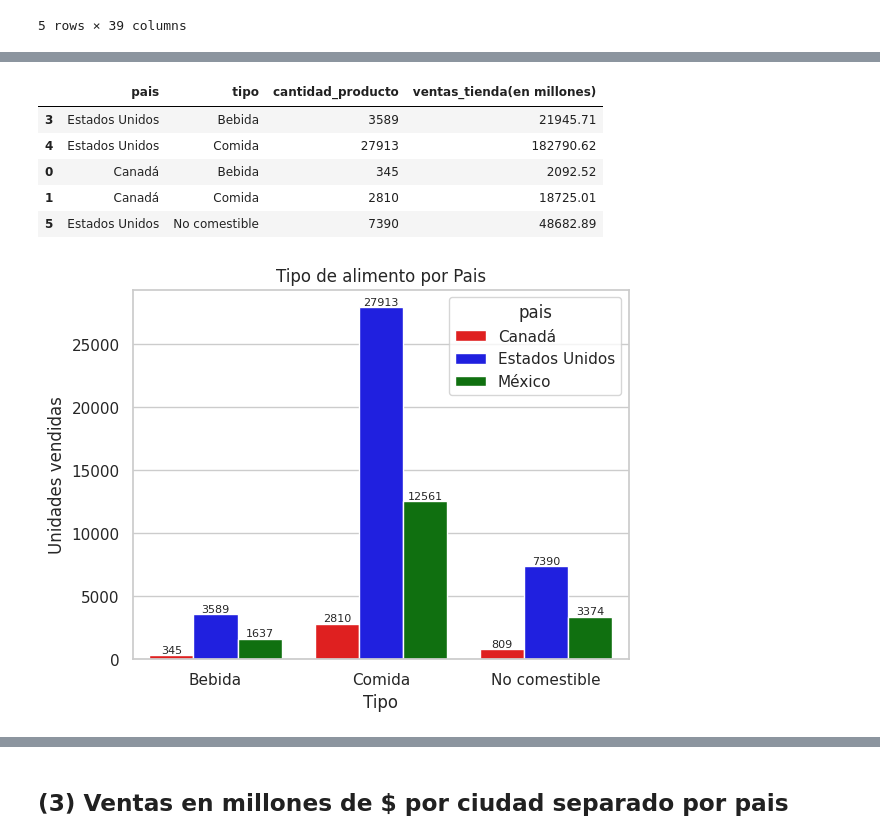
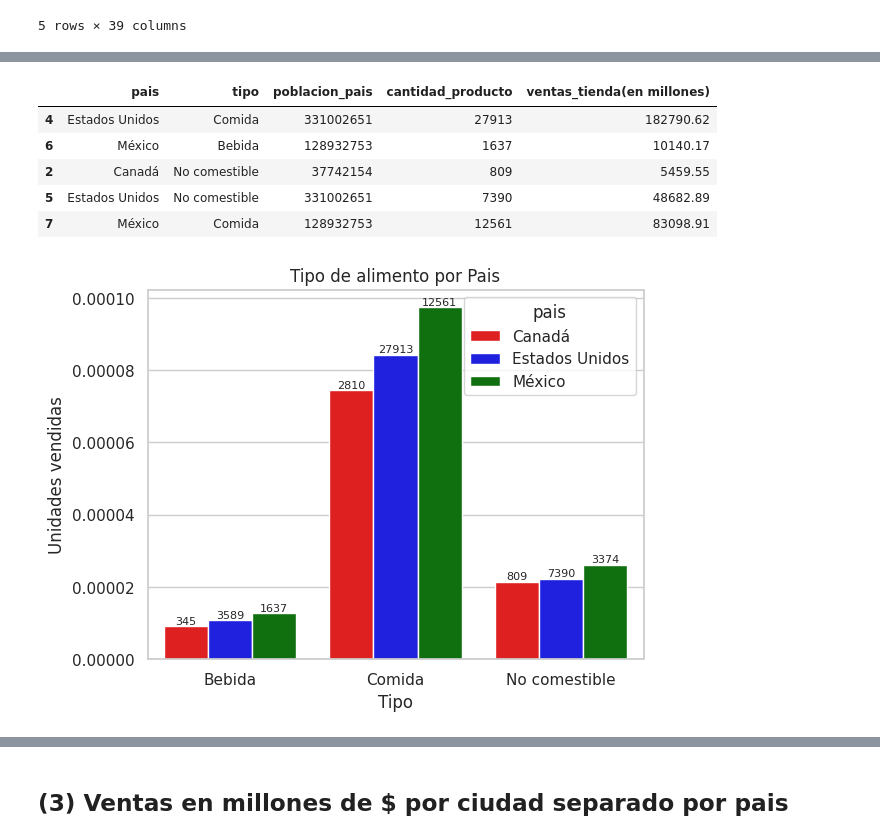
Before and after one commit to Bigote93/EscenciaDelCliente, a Jupyter notebook: EscenciaDelCliente.ipynb, the cells around one changed output, grey strips where cells are left out. Drawn from its saved outputs; the diff is of its cells as text; code cells hidden in the pictures.

```diff
--- a/EscenciaDelCliente.ipynb
+++ b/EscenciaDelCliente.ipynb
@@ -550,9 +684,10 @@ df_trabajar.sample(5)
 # %%
-df_ocup_pais = df_trabajar[['ocupacion', 'pais']]
+df_ocup_pais = df_clientes[['ocupacion', 'pais','poblacion_pais']]
 
 #Creamos agrupacion por ocupacion y pais
-df_ocup_pais_g = df_ocup_pais.groupby(['ocupacion','pais']).size().reset_index()
-df_ocup_pais_g.columns = ['ocupacion','pais','total']
+df_ocup_pais_g = df_ocup_pais.groupby(['ocupacion','pais','poblacion_pais']).size().reset_index()
+df_ocup_pais_g.columns = ['ocupacion','pais','poblacion_pais','total']
+df_ocup_pais_g['densidad_pais'] = df_ocup_pais_g['total'] / df_ocup_pais_g['poblacion_pais']
 
 #Asignacion de tamaño
 plt.figure(figsize=(10,8))
@@ -563,7 +698,7 @@ palette = {'Canadá': 'red', 'Estados Unidos': 'blue', 'México': 'green'}
 #GRafico de histograma por data
 sns.barplot(
     x="ocupacion",
-    y="total",
+    y="densidad_pais",
     hue="pais",
     data=df_ocup_pais_g,
     saturation = 0.75,
@@ -586,10 +742,14 @@ plt.show()
 # %%
 #Grafico de ventas_productos, por departamento y pais
 
-df_rel2 = df_trabajar[['pais','tipo','ventas_tienda(en millones)','ventas_unitarias(en millones)']]
+df_rel2 = pd.concat([
+    df_tienda[['pais','ventas_tienda(en millones)','ventas_unitarias(en millones)']],
+    df_venta[['tipo','poblacion_pais']]
+    ], axis = 1
+    )
 
 #Agrupapos por pais y tipo
-rel2_group = df_rel2.groupby(['pais','tipo'])
+rel2_group = df_rel2.groupby(['pais','tipo','poblacion_pais'])
 
 #Conteo por tipo
 rel2_tipo_count = rel2_group.size()
@@ -608,42 +768,42 @@ df_paisTipoVenta = pd.DataFrame(
 df_paisTipoVenta = df_paisTipoVenta.reset_index()
 df_paisTipoVenta.sample(5)
 # %% [output]
-|  | pais | tipo | cantidad_producto | ventas_tienda(en millones) |
-| 3 | Estados Unidos | Bebida | 3589 | 21945.71 |
-| 4 | Estados Unidos | Comida | 27913 | 182790.62 |
-| 0 | Canadá | Bebida | 345 | 2092.52 |
-| 1 | Canadá | Comida | 2810 | 18725.01 |
-| 5 | Estados Unidos | No comestible | 7390 | 48682.89 |
+|  | pais | tipo | poblacion_pais | cantidad_producto | ventas_tienda(en millones) |
+| 4 | Estados Unidos | Comida | 331002651 | 27913 | 182790.62 |
+| 6 | México | Bebida | 128932753 | 1637 | 10140.17 |
+| 2 | Canadá | No comestible | 37742154 | 809 | 5459.55 |
+| 5 | Estados Unidos | No comestible | 331002651 | 7390 | 48682.89 |
+| 7 | México | Comida | 128932753 | 12561 | 83098.91 |
 # %%
-import matplotlib.pyplot as plt
 
 # Crea una figura
 fig, ax = plt.subplots()
+
+#Proporcion de productos
+df_paisTipoVenta['proporcion_productos'] = df_paisTipoVenta['cantidad_producto']/df_paisTipoVenta['poblacion_pais']
 
 # Definir una paleta de colores personalizada para los géneros
 palette = {'Canadá': 'red', 'Estados Unidos': 'blue', 'México': 'green'}
 
 # Gráfico de tipo de producto por país
 sns.barplot(
     x="tipo",
-    y="cantidad_producto",
+    y="proporcion_productos",
     hue="pais",
     data=df_paisTipoVenta,
     saturation = 0.75,
     palette = palette)
 
 
 for i, bar in enumerate(plt.gca().patches):
   plt.text(bar.get_x() + bar.get_width() / 2, bar.get_y() + bar.get_height(), df_paisTipoVenta['cantidad_producto'].iloc[i], ha="center", va="bottom",fontsize=8)
 
 
 plt.title('Tipo de alimento por Pais')
 plt.xlabel('Tipo')
 plt.ylabel('Unidades vendidas')
 
 plt.show()
-
-##ReaLACIONAR LA CANTIDAD DE POBLACION (REVISAR LA DENSIDAD PIOBLACIONAL PARA DEFINIR CORRECTAMENTE PROPORCIONALMENTE)
 # %% [output]
-[figure, old version]
+[figure, new version]
 # %%
```
Also changed, not shown: parts of 15 cells of this notebook.
